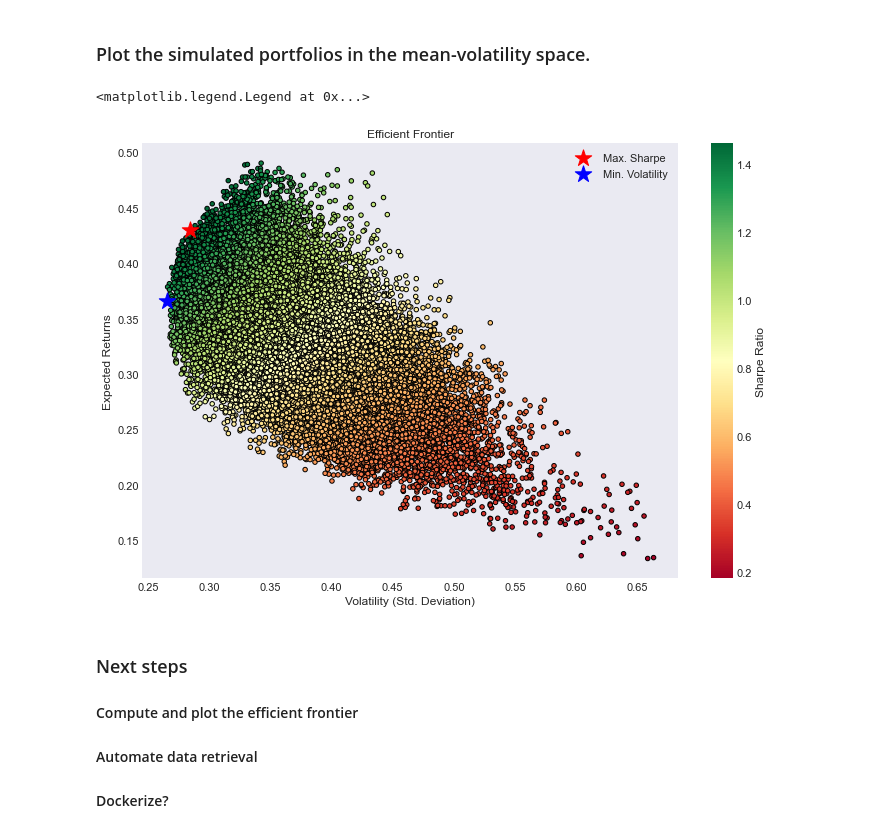
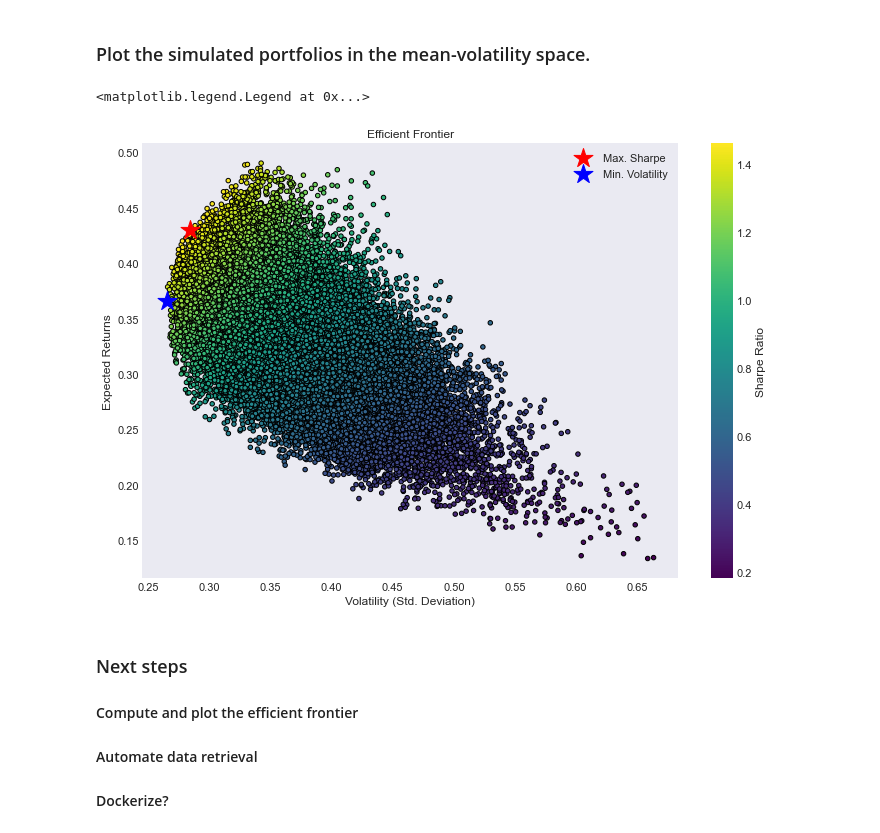
Before and after one commit to johmakinen/Portfolio-Optimization, a Jupyter notebook: 0.1_NB_test_Optimization.ipynb, the cells around one changed output. Saved outputs shown, nothing was run; the diff lists cells and outputs as text; code cells hidden in the pictures.

Commit message:
Optimal portfolio notebook testing some more

```diff
--- a/0.1_NB_test_Optimization.ipynb
+++ b/0.1_NB_test_Optimization.ipynb
@@ -110,25 +109,25 @@ res
 # %%
 fig, ax = plt.subplots() # Known bug from 2015 onwards, X axis does not show up with pandas+matplotlib when using colourbar
 res.plot.scatter(x='Volatility', y='Returns', c='Sharpe Ratio',
-                cmap='RdYlGn', edgecolors='black', ax=ax)
+                cmap='viridis', edgecolors='black', ax=ax)
 plt.xlabel('Volatility (Std. Deviation)')
 plt.ylabel('Expected Returns')
 plt.title('Efficient Frontier')
 
 # Find the minimum volatiliy and maximum sharpe portfolios
 min_volatility_idx = res['Volatility'].argmin()
 max_sharpe_idx = res['Sharpe Ratio'].argmax()
 
 # use the min, max values to locate and create the two special portfolios
 sharpe_portfolio = df_kpi.loc[max_sharpe_idx]
 min_variance_port = df_kpi.loc[min_volatility_idx]
 
-plt.scatter(x=sharpe_portfolio['Volatility'], y=sharpe_portfolio['Returns'], c='red', marker='*', s=300,label="Max. Sharpe")
-plt.scatter(x=min_variance_port['Volatility'], y=min_variance_port['Returns'], c='blue', marker='*', s=300,label="Min. Volatility")
+plt.scatter(x=sharpe_portfolio['Volatility'], y=sharpe_portfolio['Returns'], c='red', marker='*', s=400,label="Max. Sharpe")
+plt.scatter(x=min_variance_port['Volatility'], y=min_variance_port['Returns'], c='blue', marker='*', s=400,label="Min. Volatility")
 plt.legend()
 # %% [output]
 <matplotlib.legend.Legend at 0x...>
-[figure, old version]
+[figure, new version]
 # %% [markdown]
 ### Next steps
 
```
Also changed, not shown: parts of 1 cell of this notebook.
